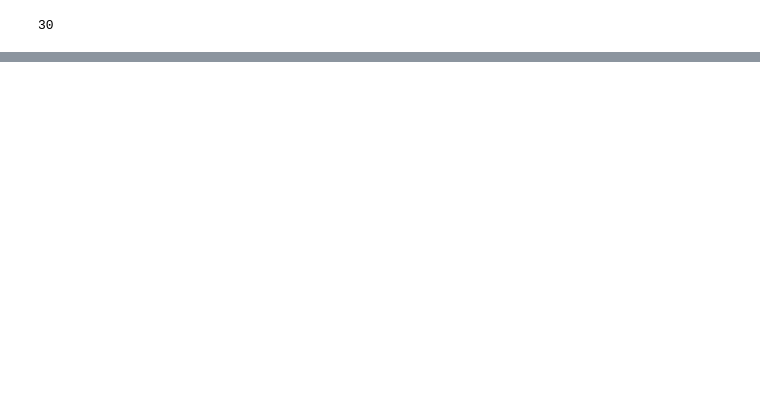
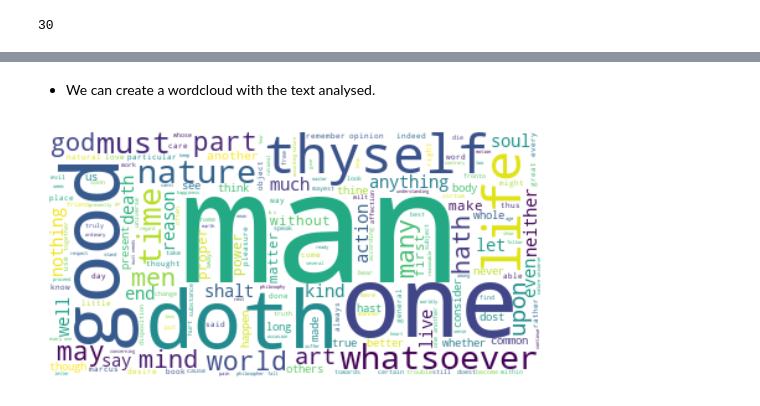
Before and after one commit to MartinLuxurya/marcusaurelius_meditations_nlp, a Jupyter notebook: meditations_nlp.ipynb, the cells around one changed output, grey strips where cells are left out. Saved outputs shown, nothing was run; the diff lists cells and outputs as text; code cells hidden in the pictures; blank space fills up the shorter version.

```diff
--- a/meditations_nlp.ipynb
+++ b/meditations_nlp.ipynb
@@ -149,0 +152,2 @@ with open('filtered_meditations.txt', 'w') as f:
+# %% [markdown]
+* We can create a wordcloud with the text analysed.
@@ -149,0 +159,14 @@ with open('filtered_meditations.txt', 'w') as f:
+# %%
+# with the new .txt file we can make a wordcloud for more visual appealing visualization of the frequency of the words used.
+wordcloud_text = open('filtered_meditations.txt').read()
+
+# Generate a word cloud image
+wordcloud = WordCloud(background_color='white').generate(wordcloud_text)
+
+# Display the generated image:
+# the matplotlib way:
+plt.imshow(wordcloud, interpolation='bilinear')
+plt.axis("off")
+plt.show()
+# %% [output]
+[figure, added]
```
Also changed, not shown: parts of 23 cells of this notebook, 3 other files.
